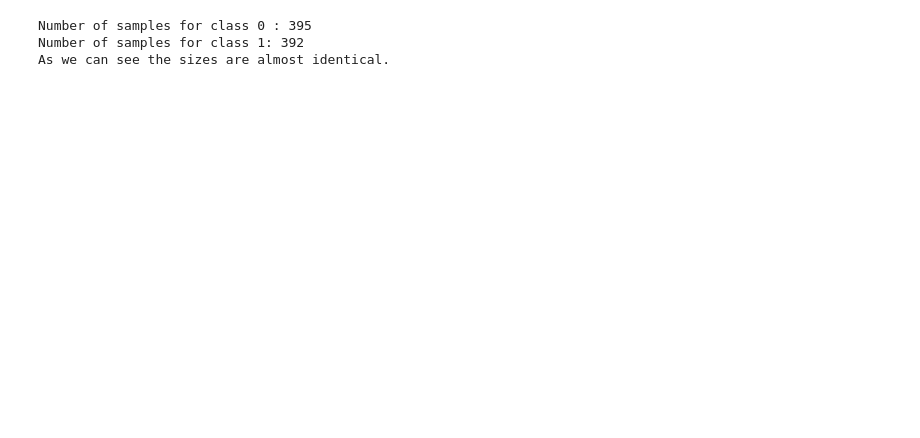
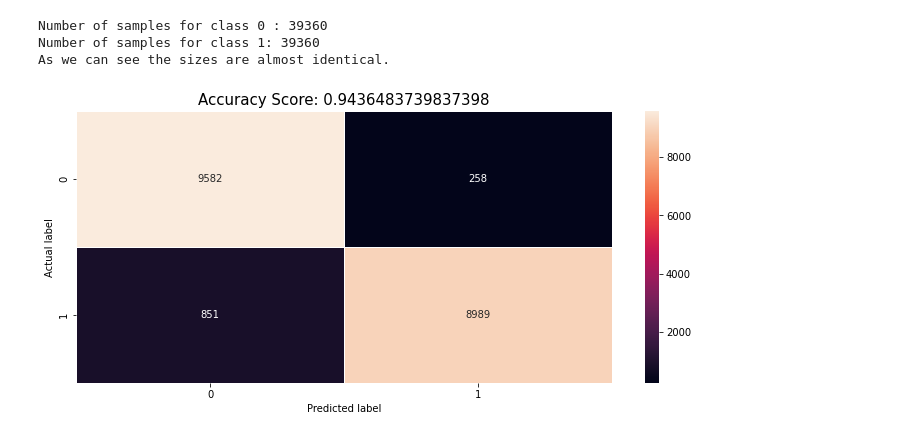
Before and after one commit to PericoLedesma/-RUG_Pattern-recognition_Assignment-2, a Jupyter notebook: Task_2/Assignment2_task2.ipynb, the cells around one changed output. Drawn from its saved outputs; the diff is of its cells as text; code cells hidden in the pictures; blank space fills up the shorter version.

```diff
--- a/Task_2/Assignment2_task2.ipynb
+++ b/Task_2/Assignment2_task2.ipynb
@@ -11,22 +13,40 @@ from sklearn.semi_supervised import LabelPropagation
 # %%
 #Read the dataset and apply SMOTE for class imbalanace
 
-df = pd.read_csv('creditcard.csv')
+df = pd.read_csv('Data\creditcard.csv')
 df.drop(columns=['Time', 'Amount'], inplace=True)
 
-#Undersampling
-c = df[df.Class==0].sample((df.Class==1).sum())
+# Oversampling the inferior class with more than 10%
+# of the superior class size. With enough random sample
+#size we are guaranteed that we keep as good an approximation
+# as of the original distribution.
+
+c = df[df.Class==0].sample(100*(df.Class==1).sum())
 f = df[df.Class==1]
-df = pd.concat([c,f], ignore_index=True)
-df = shuffle(df)
-data = df.iloc[:,:-1].to_numpy()
-labels = df.iloc[:,-1].to_numpy()
-#Splitt the dataset into training and testing
+final_df = shuffle(pd.concat([c,f], ignore_index=True))
+data = final_df.iloc[:,:-1]
+labels = final_df.iloc[:,-1]
+oversample = SMOTE()
+data, labels = oversample.fit_resample(data, labels)
 
 X_train, X_test, Y_train, Y_test = train_test_split(data, labels, test_size=0.2, random_state=4)
 print(f'Number of samples for class 0 : {(Y_train==0).sum()} \nNumber of samples for class 1: {(Y_train==1).sum()}'\
       f'\nAs we can see the sizes are almost identical.')
+
+#Training of the labeled data and testing results
+
+label_model = LogisticRegression(random_state=4).fit(X_train, Y_train)
+preds1 = label_model.predict(X_test)
+score1 = metrics.accuracy_score(Y_test, preds1)
+cm1 = metrics.confusion_matrix(Y_test, preds1)
+plt.figure(figsize=(12, 5))
+sns.heatmap(cm1, annot=True, fmt=".0f", linewidths=.5);
+plt.ylabel('Actual label');
+plt.xlabel('Predicted label');
+all_sample_title = f'Accuracy Score: {score1}'
+plt.title(all_sample_title, size = 15);
 # %% [output]
-Number of samples for class 0 : 395
-Number of samples for class 1: 392
+Number of samples for class 0 : 39360
+Number of samples for class 1: 39360
 As we can see the sizes are almost identical.
+[figure, added]
```
Also changed, not shown: parts of 6 cells of this notebook.
